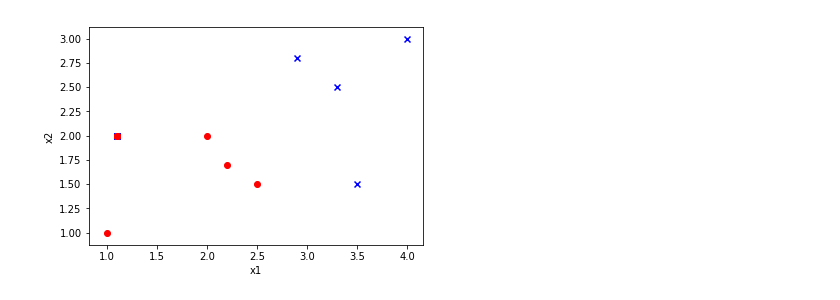
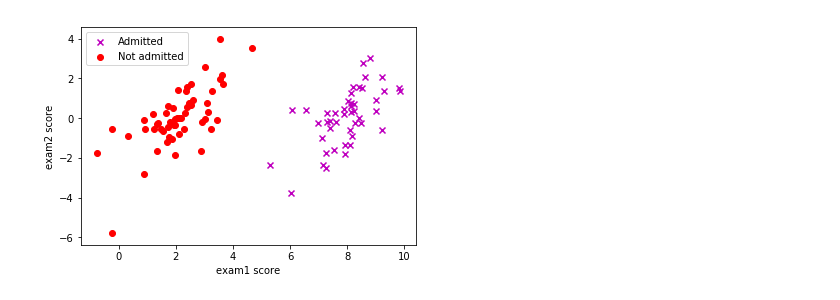
Before and after one commit to fire717/Machine-Learning, a Jupyter notebook: mine/SVM.ipynb, the cells around one changed output. Cells and saved outputs as stored; diff of their text form; code cells hidden in the pictures.

```diff
--- a/mine/SVM.ipynb
+++ b/mine/SVM.ipynb
@@ -11,23 +1,41 @@ x= x.reshape((m,2))
+# %%
+#==================== Part 0: Basic Function ====================
+import numpy as np
+#用吴恩达课程的数据老是跑不对，theta相差很大，也找不出问题，换了一个sk自带的数据，又可以了。。。不知道问题出在哪
+with open('F:\data\svmdata.txt', 'r') as f:
+    data = f.readlines()  #txt中所有字符串读入data
+datamat = []
+for line in data:
+    odom = line.strip().split('   ')        #将单个数据分隔开存好
+    numbers_float = list(map(float, odom)) #转化为浮点数
+    datamat.append(numbers_float)
+datanp = np.array(datamat)
+m=datanp.shape[0]
+#print(m)
+x = datanp[:,(0,1)].reshape((m,2))
+y = datanp[:,2].reshape((m,1))
 # %%
 #%% ==================== Part 1: Plotting ====================
 #We start the exercise by first plotting the data to understand the the problem we are working with.
 import matplotlib.pyplot as plt
 
 def plotData(x,y):
     fig = plt.figure()
     ax= fig.add_subplot(111) #使画在一个图上
 
-    pos = np.where(y[:]==1) #y为类似矩阵形式，所以要再取第一列
-    neg = np.where(y[:]==-1)
-    ax1 = plt.scatter(x[pos,0], x[pos,1], marker = 'x', color = 'b')
+    pos = np.where(y[:,0]==1) #y为类似矩阵形式，所以要再取第一列
+    neg = np.where(y[:,0]==-1)
+    ax1 = plt.scatter(x[pos,0], x[pos,1], marker = 'x', color = 'm')
     ax2 = plt.scatter(x[neg,0], x[neg,1], marker = 'o', color = 'r')
-    plt.xlabel('x1')
-    plt.ylabel('x2')
+    plt.xlabel('exam1 score')
+    plt.ylabel('exam2 score')
+
+    plt.legend([ax1, ax2], ['Admitted', 'Not admitted'])
     plt.show()
 
 plotData(x,y)
 # %% [output]
-[figure, old version]
+[figure, new version]
 # %%
 #============ Part 2: Compute ============
 
```
Also changed, not shown: parts of 5 cells of this notebook.
